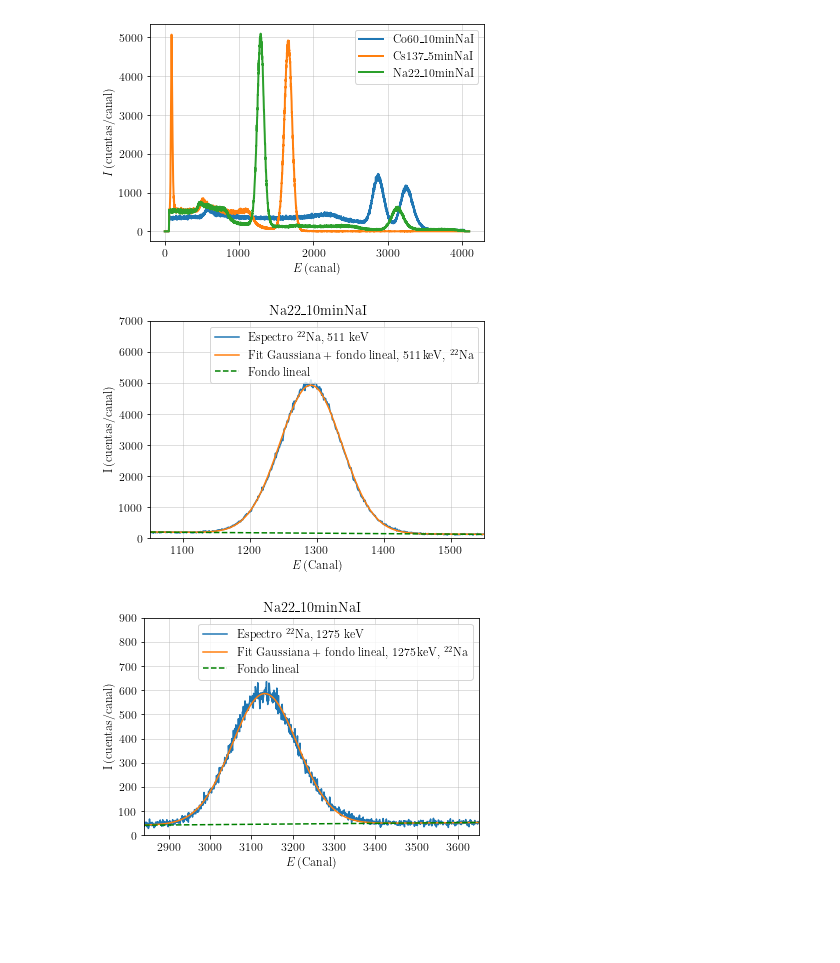
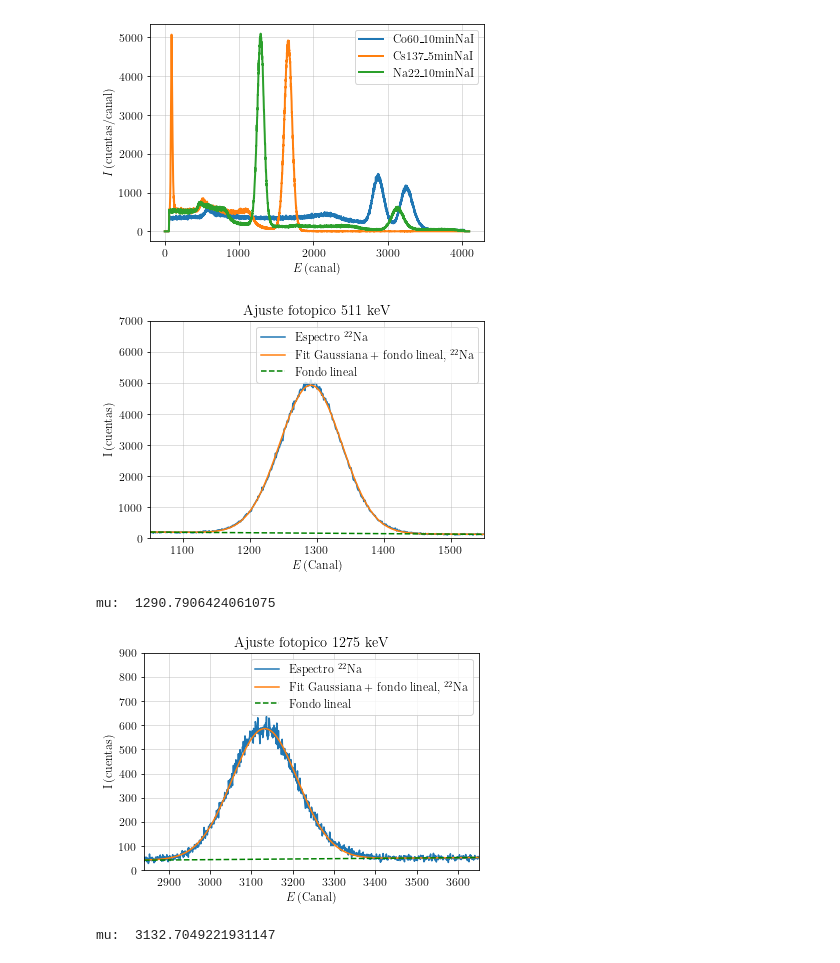
Before and after one commit to juan3ltran/Instrumentacion_Nuclear, a Jupyter notebook: Practica1/Na22.ipynb, the cells around one changed output. Drawn from its saved outputs; the diff is of its cells as text; code cells hidden in the pictures; blank space fills up the shorter version.

```diff
--- a/Practica1/Na22.ipynb
+++ b/Practica1/Na22.ipynb
@@ -89,11 +89,11 @@ x_E_array = np.asarray(dicData[key])[:,0]
 y_I_array = np.asarray(dicData[key])[:,1]
 
 plt.xlabel(r'$E$\,(Canal)')
-plt.ylabel(r'I\,(cuentas/canal)')
-plt.title(key)
+plt.ylabel(r'I\,(cuentas)')
+plt.title("Ajuste fotopico 511 keV")
 plt.xlim(1050,1550)
 plt.ylim(0,7000)
-plt.plot(x_E_array,y_I_array, label=r'Espectro $^{22}$Na, 511 keV')
+plt.plot(x_E_array,y_I_array, label=r'Espectro $^{22}$Na')
 plt.grid(which='both',alpha=0.5)
 # plt.ticklabel_format(axis="y", style="sci", scilimits=(0,0),useOffset=True)
 
@@ -106,38 +106,46 @@ perr = np.sqrt(np.diag(pcov))
 param_name = key+'_511keV'
 params[param_name]=[511,popt[0],popt[1],popt[2],perr[0],perr[1],perr[2]] #intensidad, centroide, sigma, y errores asociados
 
-plt.plot(x_E_array[roi[0]:roi[1]], sum_gaussian_bg_lin(x_E_array[roi[0]:roi[1]],popt[0],popt[1],popt[2],popt[3],popt[4]), label=r'Fit Gaussiana + fondo lineal, 511\,keV, $^{22}$Na')
+plt.plot(x_E_array[roi[0]:roi[1]], sum_gaussian_bg_lin(x_E_array[roi[0]:roi[1]],popt[0],popt[1],popt[2],popt[3],popt[4]), label=r'Fit Gaussiana + fondo lineal, $^{22}$Na')
 plt.plot(x_E_array[roi[0]:roi[1]], line(x_E_array[roi[0]:roi[1]],popt[3], popt[4]), c='green', linestyle='--', label=r'Fondo lineal')
 
 
 plt.legend(loc=0,title=r"")
 plt.show()
+
+mu1_Na=popt[1]
+print('mu: ', mu1_Na)
 # %% [output]
-[figure, old version]
+[figure, new version]
+mu:  1290.7906424061075
 # %%
 #! 1275 keV peak
 roi_min,roi_max = 2840,3650
 roi = [roi_min,roi_max]
 
 plt.xlabel(r'$E$\,(Canal)')
-plt.ylabel(r'I\,(cuentas/canal)')
-plt.title(key)
+plt.ylabel(r'I\,(cuentas)')
+plt.title("Ajuste fotopico 1275 keV")
 plt.xlim(2840,3650)
 plt.ylim(0,900)
-plt.plot(x_E_array,y_I_array, label=r'Espectro $^{22}$Na, 1275 keV')
+plt.plot(x_E_array,y_I_array, label=r'Espectro $^{22}$Na')
 plt.grid(which='both',alpha=0.5)
 
 popt,pcov = SinglePeak_lfit(x_E_array[roi[0]:roi[1]],y_I_array[roi[0]:roi[1]]) # popt= A1, x1, sigma1, m, b
 perr = np.sqrt(np.diag(pcov))
 param_name = key+'_1275keV'
 params[param_name]=[1274.6,popt[0],popt[1],popt[2],perr[0],perr[1],perr[2]]
 
-plt.plot(x_E_array[roi[0]:roi[1]], sum_gaussian_bg_lin(x_E_array[roi[0]:roi[1]],popt[0],popt[1],popt[2],popt[3],popt[4]), label=r'Fit Gaussiana + fondo lineal, 1275\,keV, $^{22}$Na')
+plt.plot(x_E_array[roi[0]:roi[1]], sum_gaussian_bg_lin(x_E_array[roi[0]:roi[1]],popt[0],popt[1],popt[2],popt[3],popt[4]), label=r'Fit Gaussiana + fondo lineal, $^{22}$Na')
 plt.plot(x_E_array[roi[0]:roi[1]], line(x_E_array[roi[0]:roi[1]],popt[3], popt[4]), c='green', linestyle='--', label=r'Fondo lineal')
 
 
 
 plt.legend(loc=0,title=r"")
 plt.show()
+
+mu2_Na=popt[1]
+print('mu: ', mu2_Na)
 # %% [output]
-[figure, old version]
+[figure, new version]
+mu:  3132.7049221931147
```
Also changed, not shown: parts of 1 cell of this notebook.
